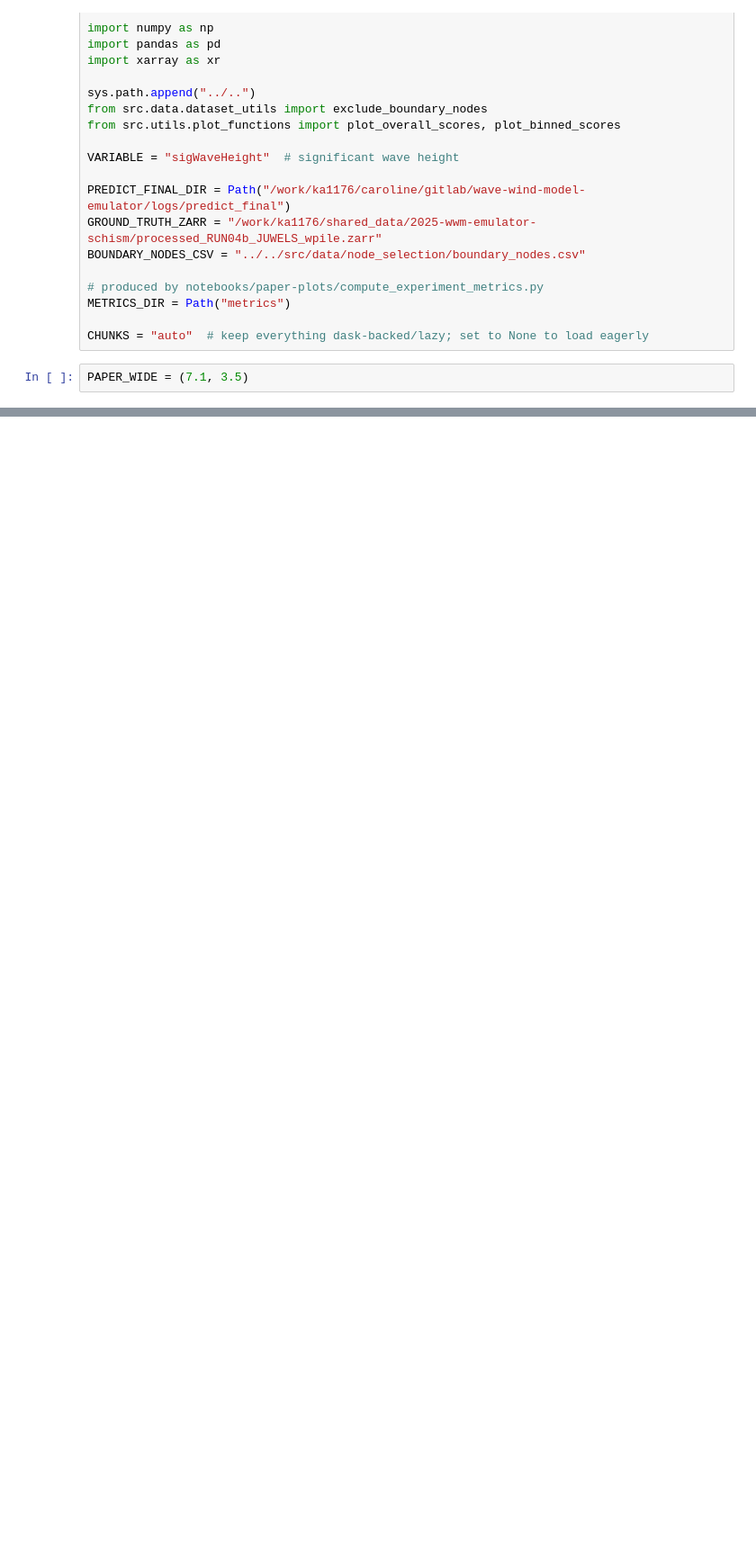
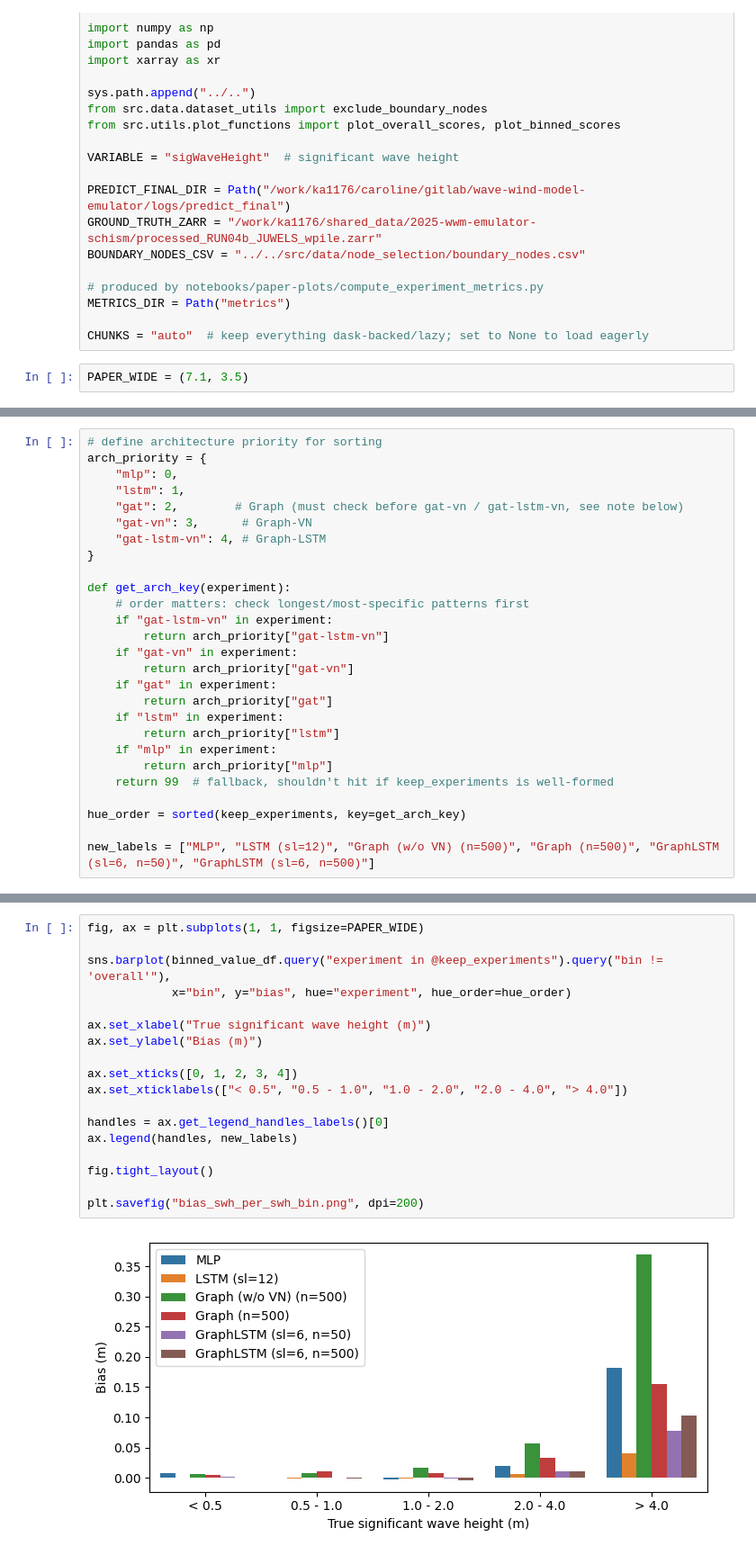
Before and after one commit to crlna16/windwavenet, a Jupyter notebook: notebooks/paper-plots/Evaluation.ipynb, the cells around one changed output, grey strips where cells are left out. Shown at 90% size. Drawn from its saved outputs; the diff is of its cells as text; blank space fills up the shorter version.

```diff
--- a/notebooks/paper-plots/Evaluation.ipynb
+++ b/notebooks/paper-plots/Evaluation.ipynb
@@ -157 +141,28 @@ plot_binned_scores(binned_value_df, metric="rmse")
+# %%
+# define architecture priority for sorting
+arch_priority = {
+    "mlp": 0,
+    "lstm": 1,
+    "gat": 2,        # Graph (must check before gat-vn / gat-lstm-vn, see note below)
+    "gat-vn": 3,      # Graph-VN
+    "gat-lstm-vn": 4, # Graph-LSTM
+}
+
+def get_arch_key(experiment):
+    # order matters: check longest/most-specific patterns first
+    if "gat-lstm-vn" in experiment:
+        return arch_priority["gat-lstm-vn"]
+    if "gat-vn" in experiment:
+        return arch_priority["gat-vn"]
+    if "gat" in experiment:
+        return arch_priority["gat"]
+    if "lstm" in experiment:
+        return arch_priority["lstm"]
+    if "mlp" in experiment:
+        return arch_priority["mlp"]
+    return 99  # fallback, shouldn't hit if keep_experiments is well-formed
+
+hue_order = sorted(keep_experiments, key=get_arch_key)
+
+new_labels = ["MLP", "LSTM (sl=12)", "Graph (w/o VN) (n=500)", "Graph (n=500)", "GraphLSTM (sl=6, n=50)", "GraphLSTM (sl=6, n=500)"]
 # %%
@@ -166,0 +188,20 @@ Check if nodes that are further away from the graph center node have higher RMSE
+# %%
+fig, ax = plt.subplots(1, 1, figsize=PAPER_WIDE)
+
+sns.barplot(binned_value_df.query("experiment in @keep_experiments").query("bin != 'overall'"),
+            x="bin", y="bias", hue="experiment", hue_order=hue_order)
+
+ax.set_xlabel("True significant wave height (m)")
+ax.set_ylabel("Bias (m)")
+
+ax.set_xticks([0, 1, 2, 3, 4])
+ax.set_xticklabels(["< 0.5", "0.5 - 1.0", "1.0 - 2.0", "2.0 - 4.0", "> 4.0"])
+
+handles = ax.get_legend_handles_labels()[0]
+ax.legend(handles, new_labels)
+
+fig.tight_layout()
+
+plt.savefig("bias_swh_per_swh_bin.png", dpi=200)
+# %% [output]
+[figure, added]
```
Also changed, not shown: parts of 27 cells of this notebook, 2 other files.
